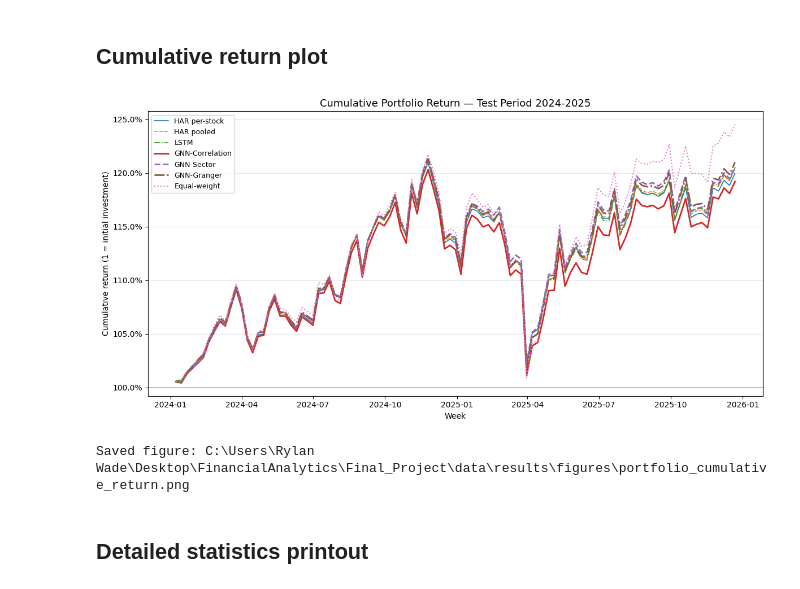
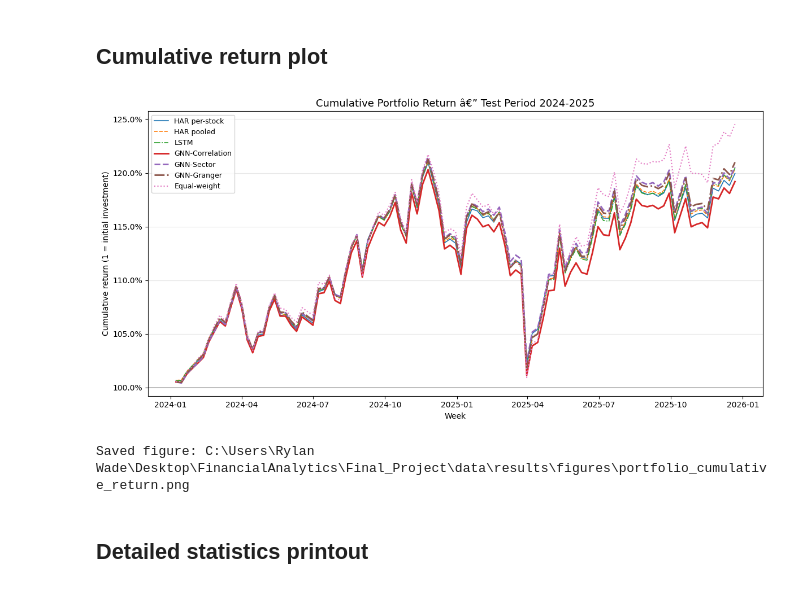
Before and after one commit to waderylan/sp500-gnn, a Jupyter notebook: notebooks/06_portfolio.ipynb, the cells around one changed output. Drawn from its saved outputs; the diff is of its cells as text; code cells hidden in the pictures.

```diff
--- a/notebooks/06_portfolio.ipynb
+++ b/notebooks/06_portfolio.ipynb
@@ -76,35 +76,35 @@ display(display_table)
 # %%
 fig, ax = plt.subplots(figsize=(12, 6))
 
 model_order = [
     'HAR per-stock', 'HAR pooled', 'LSTM',
     'GNN-Correlation', 'GNN-Sector', 'GNN-Granger', 'Equal-weight',
 ]
 linestyles = ['-', '--', '-.', '-', '--', '-.', ':']
 linewidths  = [1.2, 1.2, 1.2, 2.0, 2.0, 2.0, 1.5]
 
 for model, ls, lw in zip(model_order, linestyles, linewidths):
     sub = portfolio_returns_df[portfolio_returns_df['model'] == model].sort_values('week')
     cum = (1.0 + sub['net_return'].values).cumprod()
     ax.plot(sub['week'].values, cum, label=model, linestyle=ls, linewidth=lw)
 
 ax.axhline(1.0, color='black', linewidth=0.7, linestyle='-')
-ax.set_title('Cumulative Portfolio Return — Test Period 2024-2025', fontsize=13)
+ax.set_title('Cumulative Portfolio Return â€” Test Period 2024-2025', fontsize=13)
 ax.set_xlabel('Week')
 ax.set_ylabel('Cumulative return (1 = initial investment)')
 ax.yaxis.set_major_formatter(mticker.PercentFormatter(xmax=1))
 ax.legend(loc='upper left', fontsize=9)
 ax.grid(axis='y', alpha=0.3)
 plt.tight_layout()
 
 import pathlib
 fig_path = pathlib.Path(config.FIGURES_DIR) / 'portfolio_cumulative_return.png'
 fig_path.parent.mkdir(parents=True, exist_ok=True)
 fig.savefig(fig_path, dpi=150)
 plt.show()
 print(f'Saved figure: {fig_path}')
 # %% [output]
-[figure, old version]
+[figure, new version]
 Saved figure: C:\Users\Rylan Wade\Desktop\FinancialAnalytics\Final_Project\data\results\figures\portfolio_cumulative_return.png
 # %% [markdown]
 ## Detailed statistics printout
```
Also changed, not shown: parts of 11 cells of this notebook, 6 other files.
